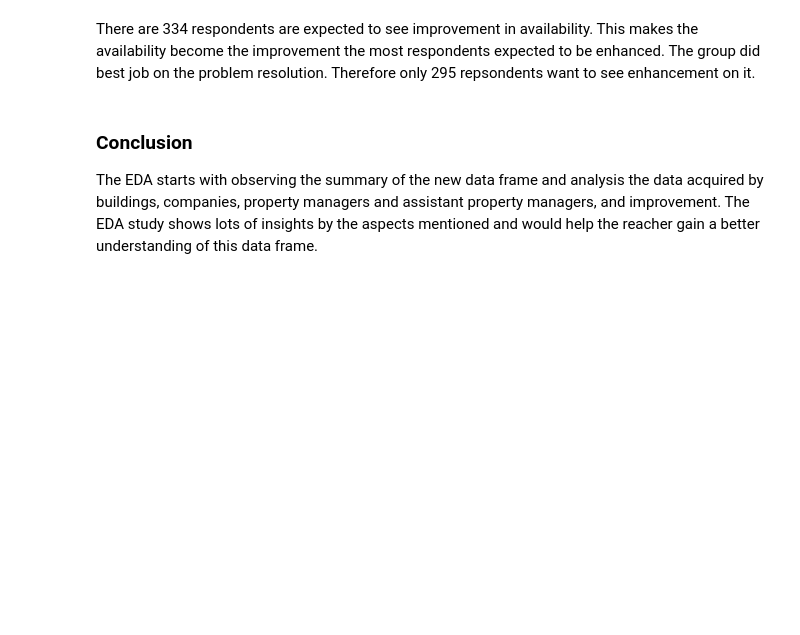
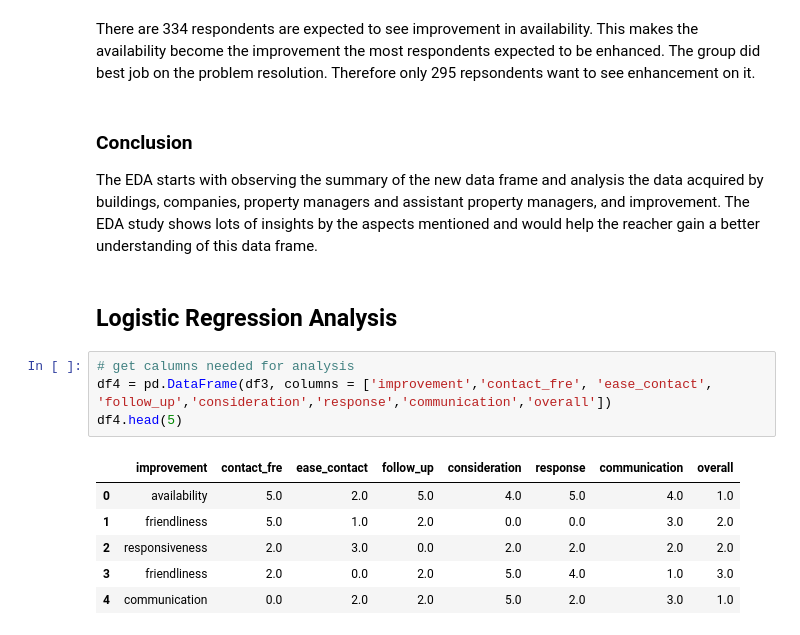
Before and after one commit to qxia2/DAV.5400, a Jupyter notebook: Capstone Project.ipynb, the cells around one changed output. Saved outputs shown, nothing was run; the diff lists cells and outputs as text; blank space fills up the shorter version.

```diff
--- a/Capstone Project.ipynb
+++ b/Capstone Project.ipynb
@@ -531,3 +538,16 @@ There are 334 respondents are expected to see improvement in availability. This
 ### Conclusion
 
 The EDA starts with observing the summary of the new data frame and analysis the data acquired by buildings, companies, property managers and assistant property managers, and improvement. The EDA study shows lots of insights by the aspects mentioned and would help the reacher gain a better understanding of this data frame.
+# %% [markdown]
+## Logistic Regression Analysis
+# %%
+# get calumns needed for analysis
+df4 = pd.DataFrame(df3, columns = ['improvement','contact_fre', 'ease_contact', 'follow_up','consideration','response','communication','overall'])
+df4.head(5)
+# %% [output]
+|  | improvement | contact_fre | ease_contact | follow_up | consideration | response | communication | overall |
+| 0 | availability | 5.0 | 2.0 | 5.0 | 4.0 | 5.0 | 4.0 | 1.0 |
+| 1 | friendliness | 5.0 | 1.0 | 2.0 | 0.0 | 0.0 | 3.0 | 2.0 |
+| 2 | responsiveness | 2.0 | 3.0 | 0.0 | 2.0 | 2.0 | 2.0 | 2.0 |
+| 3 | friendliness | 2.0 | 0.0 | 2.0 | 5.0 | 4.0 | 1.0 | 3.0 |
+| 4 | communication | 0.0 | 2.0 | 2.0 | 5.0 | 2.0 | 3.0 | 1.0 |
```
Also changed, not shown: parts of 18 cells of this notebook.
